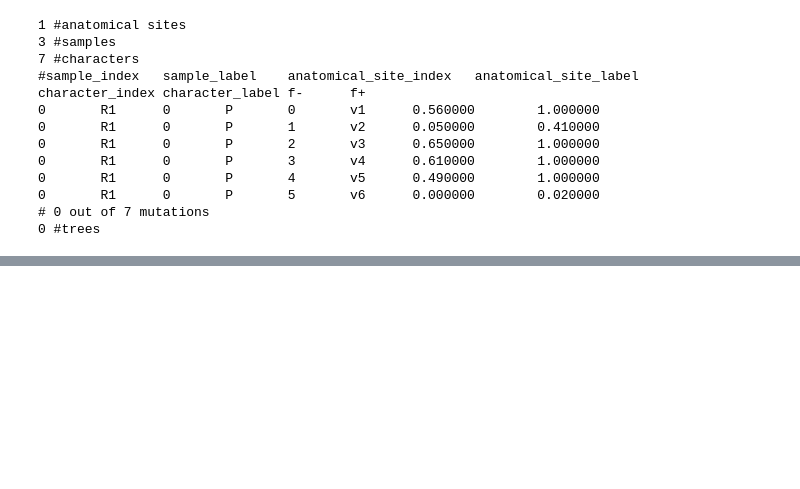
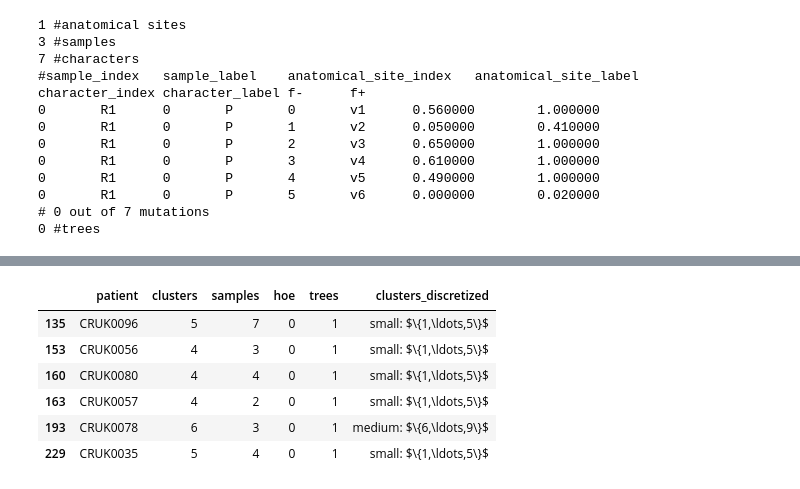
Before and after one commit to elkebir-group/PPM-NonUniq, a Jupyter notebook: analysis.ipynb, the cells around one changed output, grey strips where cells are left out. Saved outputs shown, nothing was run; the diff lists cells and outputs as text; code cells hidden in the pictures; blank space fills up the shorter version.

```diff
--- a/analysis.ipynb
+++ b/analysis.ipynb
@@ -1009,0 +1050,10 @@ plt.savefig("solutions_tracerx.pdf")
+# %%
+df_tracerx[(df_tracerx['hoe'] == 0) & (df_tracerx['trees'] == 1) & (df_tracerx['clusters'] > 3)]
+# %% [output]
+|  | patient | clusters | samples | hoe | trees | clusters_discretized |
+| 135 | CRUK0096 | 5 | 7 | 0 | 1 | small: $\{1,\ldots,5\}$ |
+| 153 | CRUK0056 | 4 | 3 | 0 | 1 | small: $\{1,\ldots,5\}$ |
+| 160 | CRUK0080 | 4 | 4 | 0 | 1 | small: $\{1,\ldots,5\}$ |
+| 163 | CRUK0057 | 4 | 2 | 0 | 1 | small: $\{1,\ldots,5\}$ |
+| 193 | CRUK0078 | 6 | 3 | 0 | 1 | medium: $\{6,\ldots,9\}$ |
+| 229 | CRUK0035 | 5 | 4 | 0 | 1 | small: $\{1,\ldots,5\}$ |
```
Also changed, not shown: parts of 12 cells of this notebook, 20 other files.
